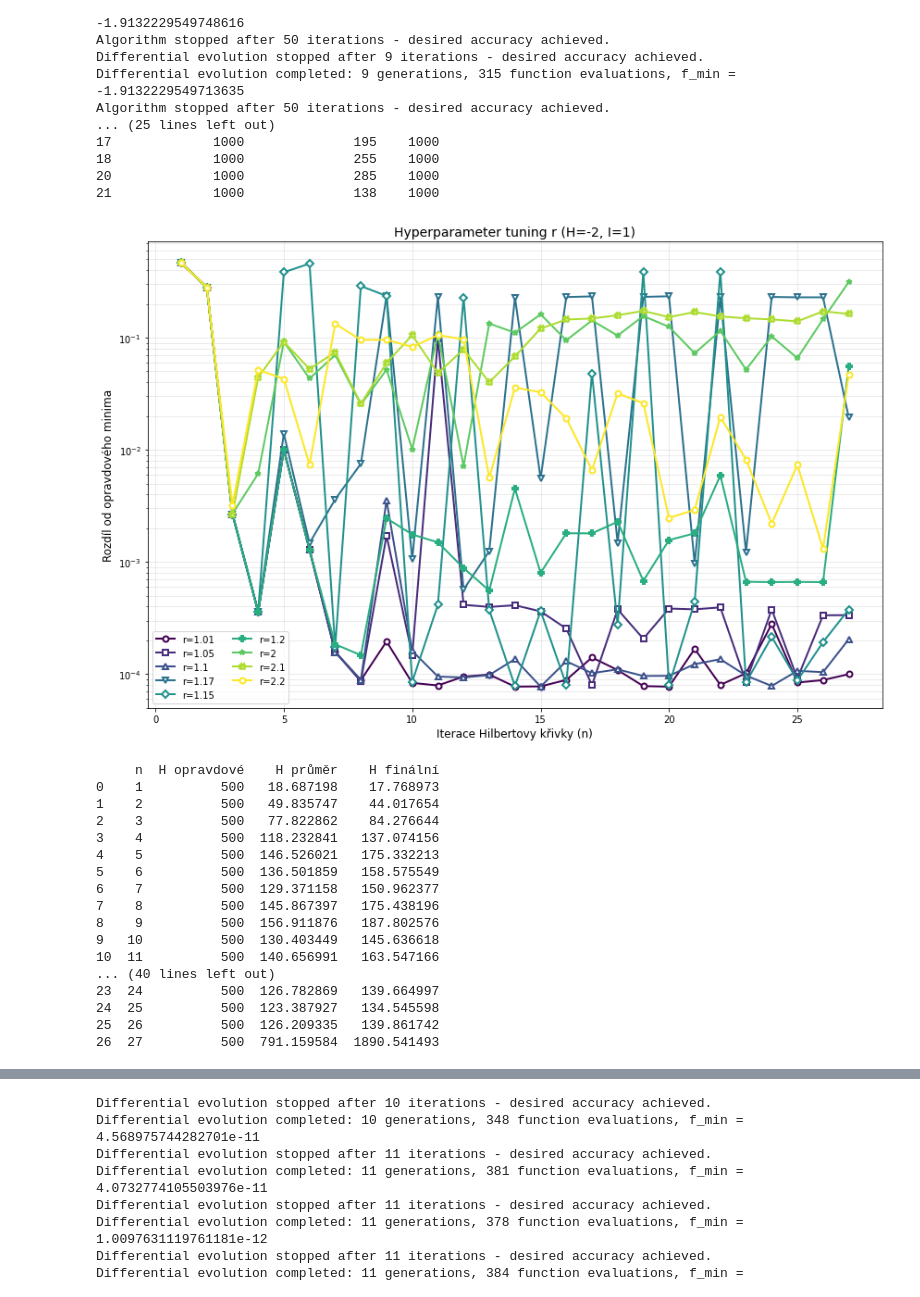
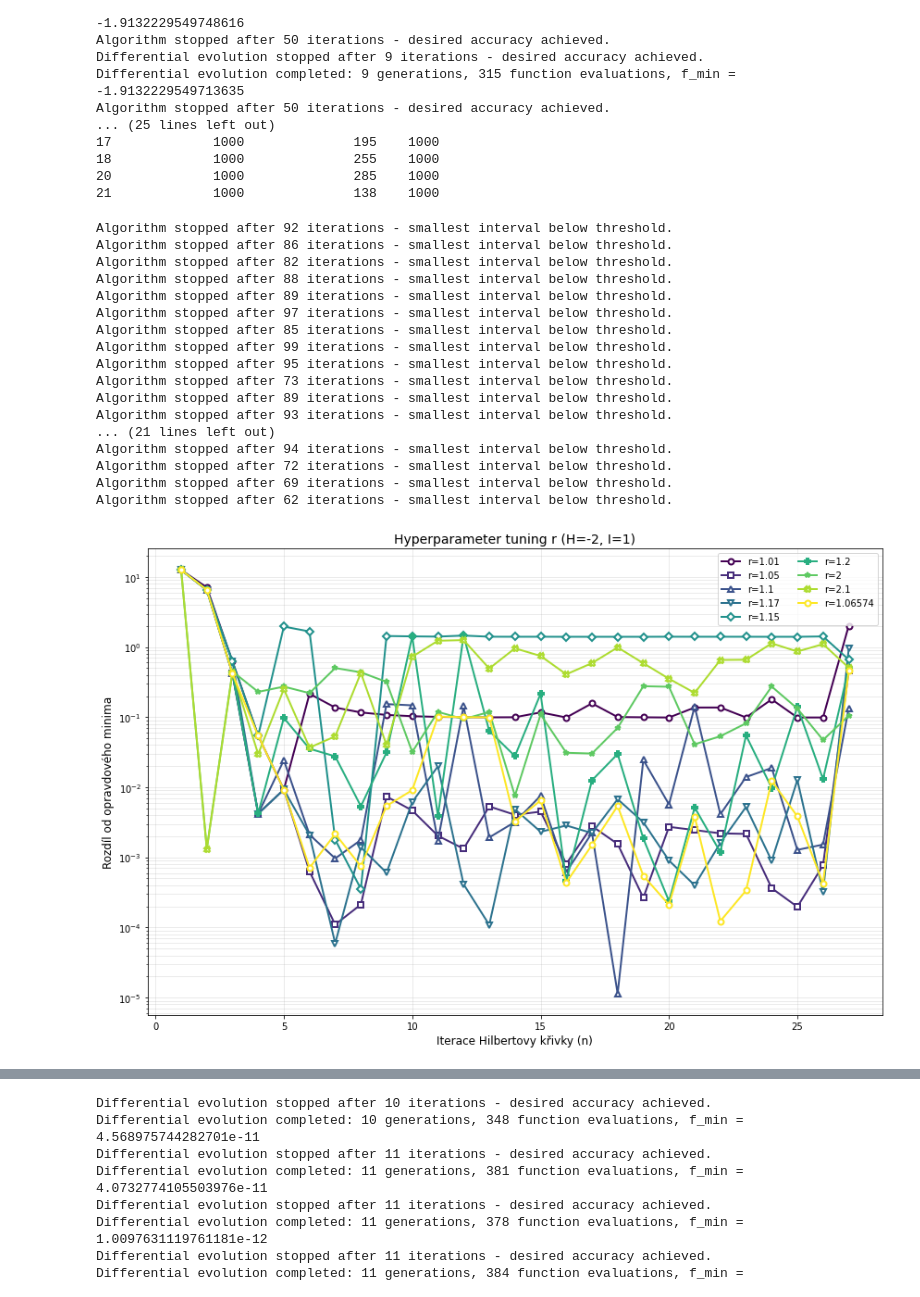
Before and after one commit to NIE0087/BP---prostor-vyplnujici-krivky, a Jupyter notebook: example2Dmainstream.ipynb, the cells around one changed output, grey strips where cells are left out. Drawn from its saved outputs; the diff is of its cells as text; code cells hidden in the pictures.

```diff
--- a/example2Dmainstream.ipynb
+++ b/example2Dmainstream.ipynb
@@ -241,12 +163,8 @@ print(analysis_df)
 # %%
-x_min2=-1.5
-x_max2=4.5
-y_min2=-3
-y_max2=4.5
+x_min2=-5
+x_max2=10
+y_min2=0
+y_max2=15
 
-# x_min2=0
-# x_max2=1
-# y_min2=0
-# y_max2=1
-true_min2=-1.9133
+true_min2=0.3978873577
 # %%
@@ -310,29 +245,25 @@ Algorithm stopped after 50 iterations - desired accuracy achieved.
 20             1000              285    1000
 21             1000              138    1000
 # %%
-h2d.hyperparameter_tuning_r(r_values=[1.01,1.05,1.1,1.17,1.15,1.2,2,2.1,2.2],H=-2, I=1, eps=1e-5, max_iter=100, N_vals=[1,2,3,4,5,6,7,8,9,10,11,12,13,14,15,16,17,18,19,20,21,22,23,24,25,26,27], whatFunc=1, true_min=true_min2)
+h2d.hyperparameter_tuning_r(r_values=[1.01,1.05,1.1,1.17,1.15,1.2,2,2.1,1.06574],H=-2, I=1, eps=1e-5, max_iter=100, N_vals=[1,2,3,4,5,6,7,8,9,10,11,12,13,14,15,16,17,18,19,20,21,22,23,24,25,26,27], whatFunc=1, true_min=true_min2)
 # %% [output]
+Algorithm stopped after 92 iterations - smallest interval below threshold.
+Algorithm stopped after 86 iterations - smallest interval below threshold.
+Algorithm stopped after 82 iterations - smallest interval below threshold.
+Algorithm stopped after 88 iterations - smallest interval below threshold.
+Algorithm stopped after 89 iterations - smallest interval below threshold.
+Algorithm stopped after 97 iterations - smallest interval below threshold.
+Algorithm stopped after 85 iterations - smallest interval below threshold.
+Algorithm stopped after 99 iterations - smallest interval below threshold.
+Algorithm stopped after 95 iterations - smallest interval below threshold.
+Algorithm stopped after 73 iterations - smallest interval below threshold.
+Algorithm stopped after 89 iterations - smallest interval below threshold.
+Algorithm stopped after 93 iterations - smallest interval below threshold.
+... (21 lines left out)
+Algorithm stopped after 94 iterations - smallest interval below threshold.
+Algorithm stopped after 72 iterations - smallest interval below threshold.
+Algorithm stopped after 69 iterations - smallest interval below threshold.
+Algorithm stopped after 62 iterations - smallest interval below threshold.
-[figure, old version]
+[figure, new version]
-# %%
-analysis_df = h2d.analyze_holder_constants(500,2,-1, r, eps, max_iter,N_vals,1)
-print(analysis_df)
-# %% [output]
-     n  H opravdové    H průměr    H finální
-0    1          500   18.687198    17.768973
-1    2          500   49.835747    44.017654
-2    3          500   77.822862    84.276644
-3    4          500  118.232841   137.074156
-4    5          500  146.526021   175.332213
-5    6          500  136.501859   158.575549
-6    7          500  129.371158   150.962377
-7    8          500  145.867397   175.438196
-8    9          500  156.911876   187.802576
-9   10          500  130.403449   145.636618
-10  11          500  140.656991   163.547166
-... (40 lines left out)
-23  24          500  126.782869   139.664997
-24  25          500  123.387927   134.545598
-25  26          500  126.209335   139.861742
-26  27          500  791.159584  1890.541493
 # %% [markdown]
 ## Pro Matyasovu funkci
```
Also changed, not shown: parts of 23 cells of this notebook, 12 other files.
